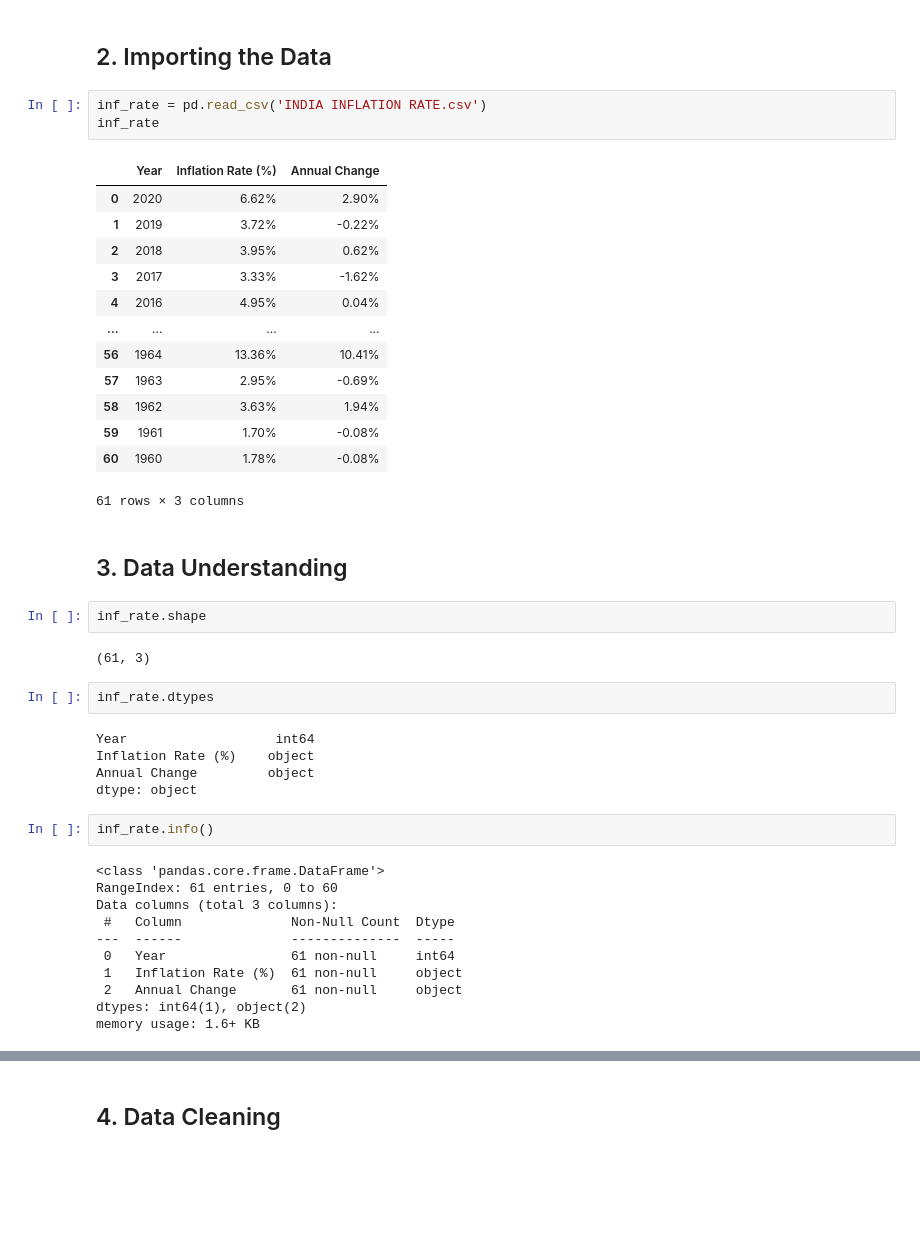
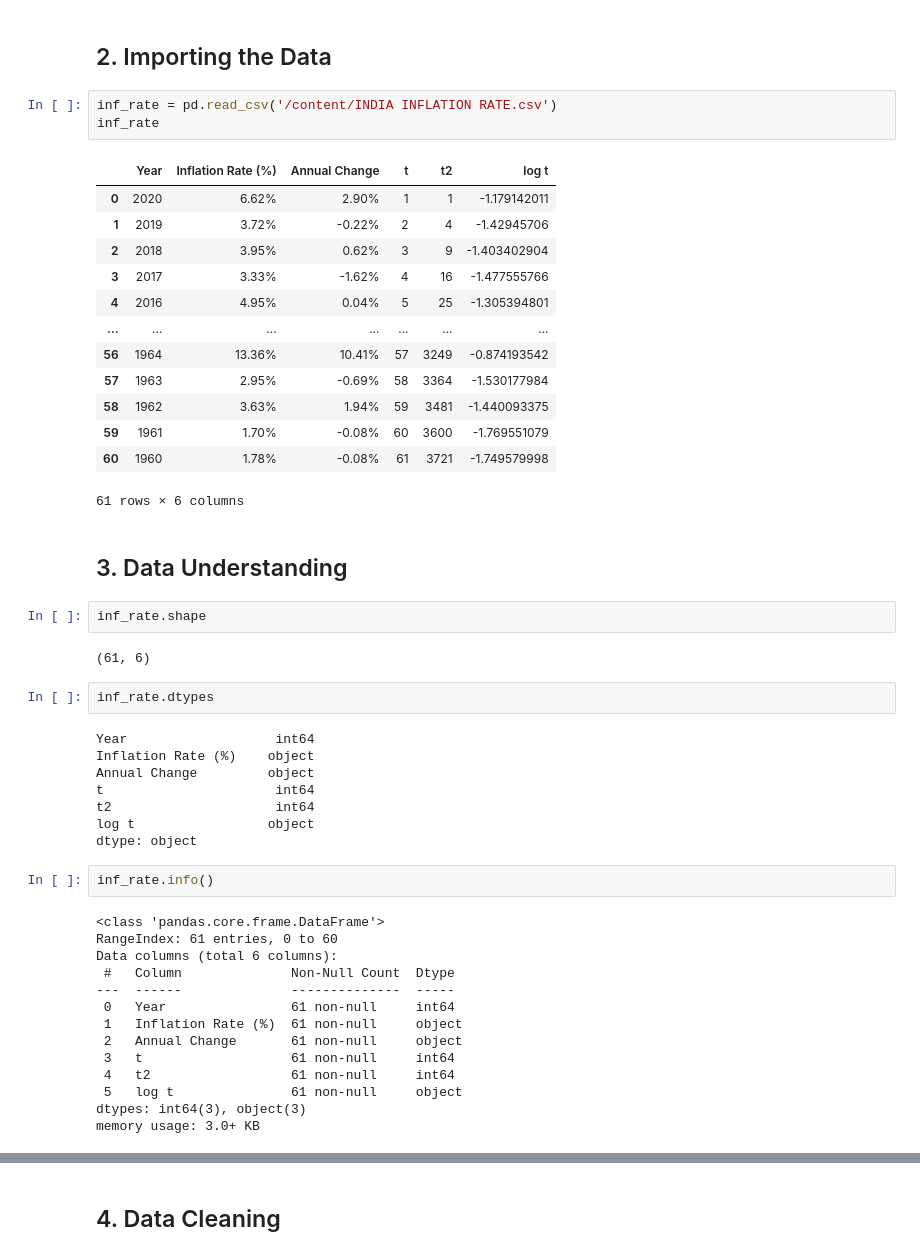
Before and after one commit to ch-aitali/assignments, a Jupyter notebook: P104_model_.ipynb, the cells around one changed output, grey strips where cells are left out. Cells and saved outputs as stored; diff of their text form; blank space fills up the shorter version.

```diff
--- a/P104_model_.ipynb
+++ b/P104_model_.ipynb
@@ -12,48 +12,54 @@ import seaborn as sns
 # %% [markdown]
 ## 2. Importing the Data
 # %%
-inf_rate = pd.read_csv('INDIA INFLATION RATE.csv')
+inf_rate = pd.read_csv('/content/INDIA INFLATION RATE.csv')
 inf_rate
 # %% [output]
-|  | Year | Inflation Rate (%) | Annual Change |
-| 0 | 2020 | 6.62% | 2.90% |
-| 1 | 2019 | 3.72% | -0.22% |
-| 2 | 2018 | 3.95% | 0.62% |
-| 3 | 2017 | 3.33% | -1.62% |
-| 4 | 2016 | 4.95% | 0.04% |
-| ... | ... | ... | ... |
-| 56 | 1964 | 13.36% | 10.41% |
-| 57 | 1963 | 2.95% | -0.69% |
-| 58 | 1962 | 3.63% | 1.94% |
-| 59 | 1961 | 1.70% | -0.08% |
-| 60 | 1960 | 1.78% | -0.08% |
+|  | Year | Inflation Rate (%) | Annual Change | t | t2 | log t |
+| 0 | 2020 | 6.62% | 2.90% | 1 | 1 | -1.179142011 |
+| 1 | 2019 | 3.72% | -0.22% | 2 | 4 | -1.42945706 |
+| 2 | 2018 | 3.95% | 0.62% | 3 | 9 | -1.403402904 |
+| 3 | 2017 | 3.33% | -1.62% | 4 | 16 | -1.477555766 |
+| 4 | 2016 | 4.95% | 0.04% | 5 | 25 | -1.305394801 |
+| ... | ... | ... | ... | ... | ... | ... |
+| 56 | 1964 | 13.36% | 10.41% | 57 | 3249 | -0.874193542 |
+| 57 | 1963 | 2.95% | -0.69% | 58 | 3364 | -1.530177984 |
+| 58 | 1962 | 3.63% | 1.94% | 59 | 3481 | -1.440093375 |
+| 59 | 1961 | 1.70% | -0.08% | 60 | 3600 | -1.769551079 |
+| 60 | 1960 | 1.78% | -0.08% | 61 | 3721 | -1.749579998 |
-61 rows × 3 columns
+61 rows × 6 columns
 # %% [markdown]
 ## 3. Data Understanding
 # %%
 inf_rate.shape
 # %% [output]
-(61, 3)
+(61, 6)
 # %%
 inf_rate.dtypes
 # %% [output]
 Year                   int64
 Inflation Rate (%)    object
 Annual Change         object
+t                      int64
+t2                     int64
+log t                 object
 dtype: object
 # %%
 inf_rate.info()
 # %% [output]
 <class 'pandas.core.frame.DataFrame'>
 RangeIndex: 61 entries, 0 to 60
-Data columns (total 3 columns):
+Data columns (total 6 columns):
  #   Column              Non-Null Count  Dtype
 ---  ------              --------------  -----
  0   Year                61 non-null     int64
  1   Inflation Rate (%)  61 non-null     object
  2   Annual Change       61 non-null     object
-dtypes: int64(1), object(2)
-memory usage: 1.6+ KB
+ 3   t                   61 non-null     int64
+ 4   t2                  61 non-null     int64
+ 5   log t               61 non-null     object
+dtypes: int64(3), object(3)
+memory usage: 3.0+ KB
 # %%
 inf_rate.describe(include='all')
 # %% [output]
```
Also changed, not shown: parts of 12 cells of this notebook.
